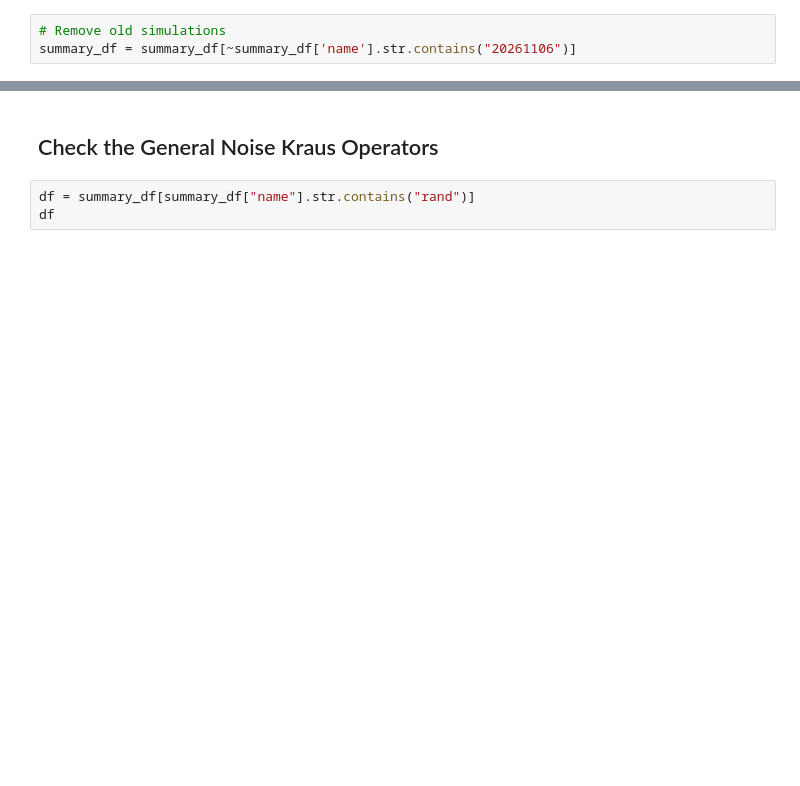
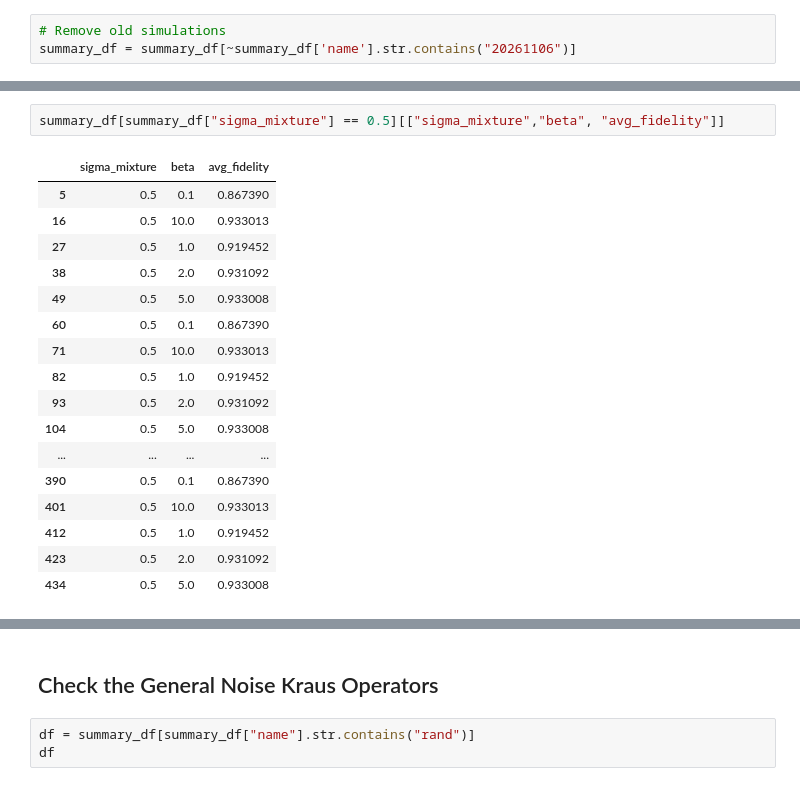
Before and after one commit to fedesss98/shooting-decoherences, a Jupyter notebook: notebooks/10-fede-analyse-results.ipynb, the cells around one changed output, grey strips where cells are left out. Cells and saved outputs as stored; diff of their text form; blank space fills up the shorter version.

```diff
--- a/notebooks/10-fede-analyse-results.ipynb
+++ b/notebooks/10-fede-analyse-results.ipynb
@@ -815,3 +776,23 @@ fig_comparison, axes = plot_batch_grid(
+# %%
+summary_df[summary_df["sigma_mixture"] == 0.5][["sigma_mixture","beta", "avg_fidelity"]]
+# %% [output]
+|  | sigma_mixture | beta | avg_fidelity |
+| 5 | 0.5 | 0.1 | 0.867390 |
+| 16 | 0.5 | 10.0 | 0.933013 |
+| 27 | 0.5 | 1.0 | 0.919452 |
+| 38 | 0.5 | 2.0 | 0.931092 |
+| 49 | 0.5 | 5.0 | 0.933008 |
+| 60 | 0.5 | 0.1 | 0.867390 |
+| 71 | 0.5 | 10.0 | 0.933013 |
+| 82 | 0.5 | 1.0 | 0.919452 |
+| 93 | 0.5 | 2.0 | 0.931092 |
+| 104 | 0.5 | 5.0 | 0.933008 |
+| ... | ... | ... | ... |
+| 390 | 0.5 | 0.1 | 0.867390 |
+| 401 | 0.5 | 10.0 | 0.933013 |
+| 412 | 0.5 | 1.0 | 0.919452 |
+| 423 | 0.5 | 2.0 | 0.931092 |
+| 434 | 0.5 | 5.0 | 0.933008 |
 # %%
 prepared = add_layout_columns(summary_df, batch_col="batch")
 noise_1 = "general"
```
Also changed, not shown: parts of 14 cells of this notebook, 3 other files.
